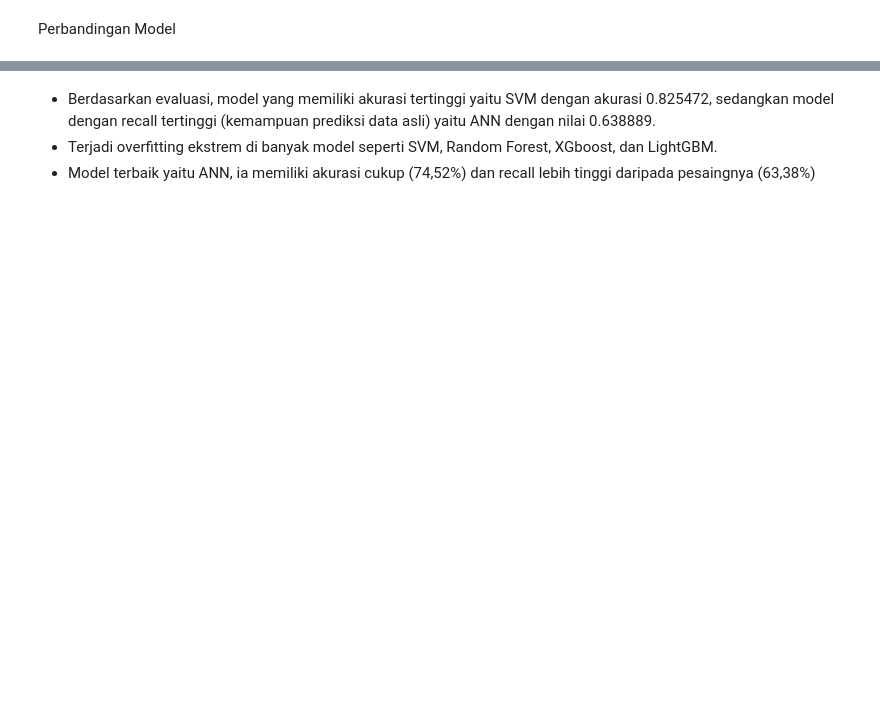
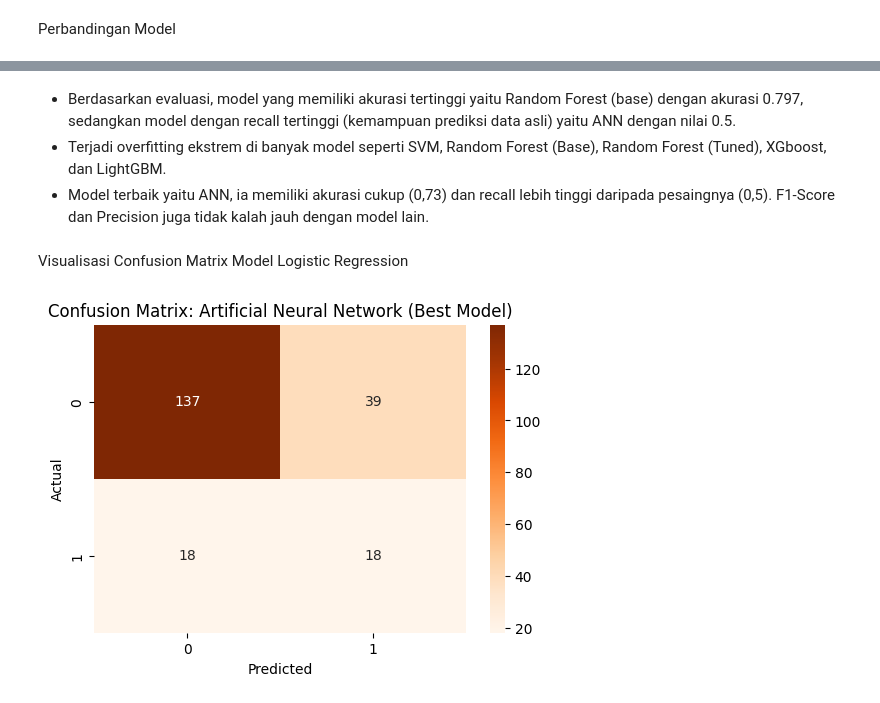
Before and after one commit to abrarargya/a590-Belajar-Penerapan-Data-Science-proyek-pertama, a Jupyter notebook: notebook.ipynb, the cells around one changed output, grey strips where cells are left out. Drawn from its saved outputs; the diff is of its cells as text; code cells hidden in the pictures; blank space fills up the shorter version.

```diff
--- a/notebook.ipynb
+++ b/notebook.ipynb
@@ -984,4 +986,23 @@ Passing `palette` without assigning `hue` is deprecated and will be removed in v
 # %% [markdown]
-* Berdasarkan evaluasi, model yang memiliki akurasi tertinggi yaitu SVM dengan akurasi 0.825472, sedangkan model dengan recall tertinggi (kemampuan prediksi data asli) yaitu ANN dengan nilai 0.638889.
-* Terjadi overfitting ekstrem di banyak model seperti SVM, Random Forest, XGboost, dan LightGBM.
-* Model terbaik yaitu ANN, ia memiliki akurasi cukup (74,52%) dan recall lebih tinggi daripada pesaingnya (63,38%)
+* Berdasarkan evaluasi, model yang memiliki akurasi tertinggi yaitu Random Forest (base) dengan akurasi 0.797, sedangkan model dengan recall tertinggi (kemampuan prediksi data asli) yaitu ANN dengan nilai 0.5.
+* Terjadi overfitting ekstrem di banyak model seperti SVM, Random Forest (Base), Random Forest (Tuned), XGboost, dan LightGBM.
+* Model terbaik yaitu ANN, ia memiliki akurasi cukup (0,73) dan recall lebih tinggi daripada pesaingnya (0,5). F1-Score dan Precision juga tidak kalah jauh dengan model lain.
+# %% [markdown]
+Visualisasi Confusion Matrix Model Logistic Regression
+# %%
+# Hitung Confusion Matrix untuk ANN
+# Ganti 'y_pred_ann' dengan nama variabel hasil prediksi model ANN Anda
+ann_confusion_matrix = confusion_matrix(y_test, y_pred_ann)
+
+# 2. Visualisasi Confusion Matrix
+plt.figure(figsize=(6, 4))
+sns.heatmap(ann_confusion_matrix, annot=True, fmt="d", cmap="Oranges",
+            xticklabels=["0", "1"],
+            yticklabels=["0", "1"])
+
+plt.title("Confusion Matrix: Artificial Neural Network (Best Model)")
+plt.xlabel("Predicted")
+plt.ylabel("Actual")
+plt.show()
+# %% [output]
+[figure, added]
```
Also changed, not shown: parts of 27 cells of this notebook, 1 other file.
